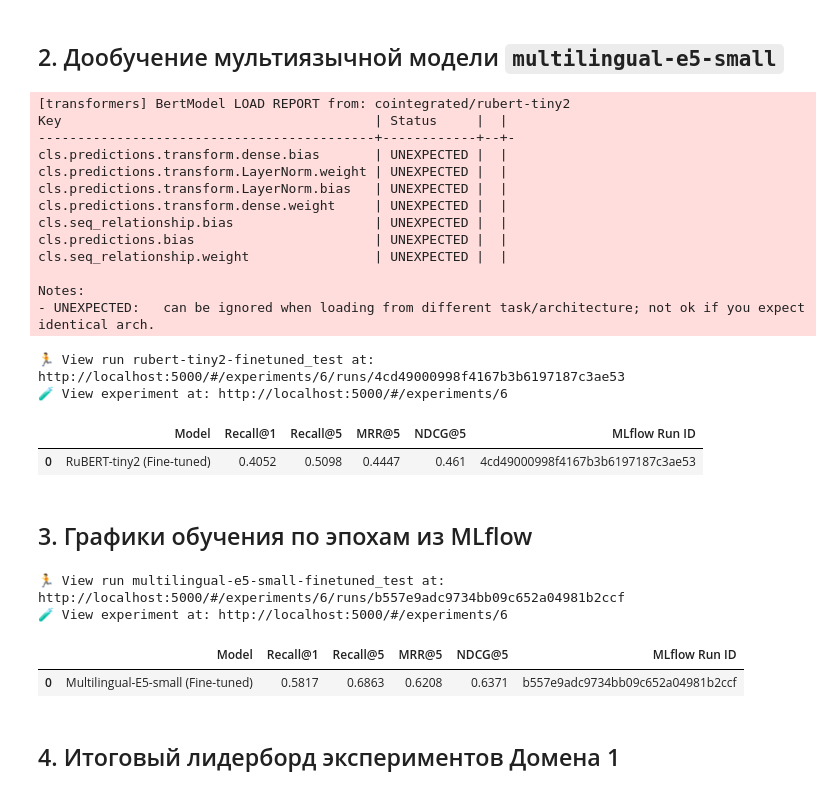
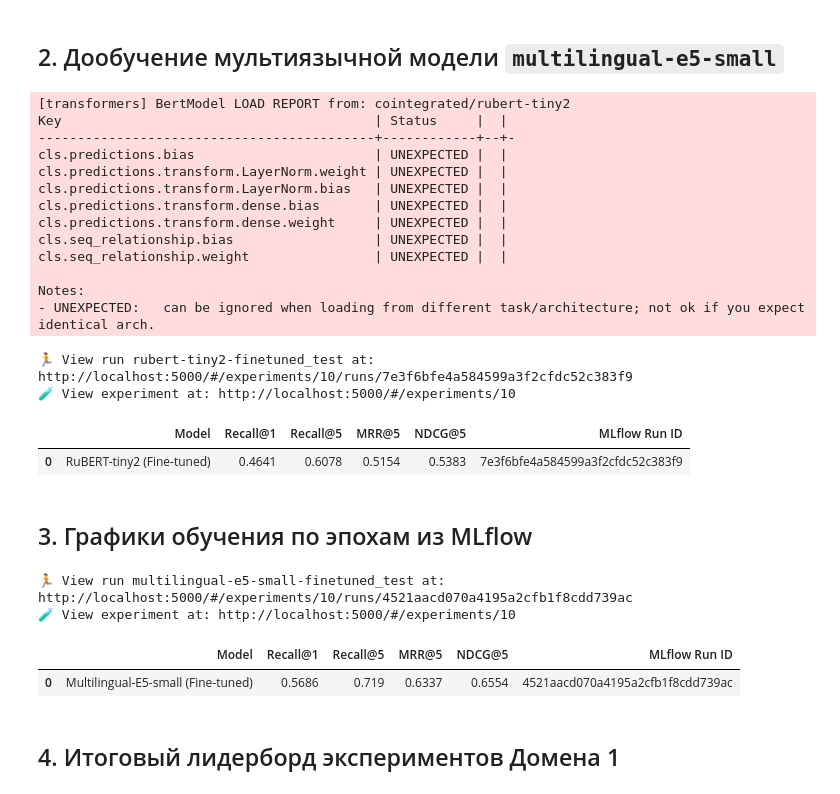
Before and after one commit to alexo375/meme-organizer, a Jupyter notebook: notebooks/02_contrastive_finetuning.ipynb, the cells around one changed output. Saved outputs shown, nothing was run; the diff lists cells and outputs as text; code cells hidden in the pictures.

```diff
--- a/notebooks/02_contrastive_finetuning.ipynb
+++ b/notebooks/02_contrastive_finetuning.ipynb
@@ -45,7 +45,8 @@ pipeline = RetrievalPipeline()
 rubert_ft = FineTunedDenseRetriever(
     model_name="rubert-tiny2-finetuned",
     base_model_id="cointegrated/rubert-tiny2",
-    epochs=4,
+    epochs=50,
+    patience=10,
     lr=2e-4,
     lora_r=8,
 )
@@ -56,38 +57,38 @@ metrics_rubert_ft, run_id_rubert_ft = pipeline.run(
     split_path=SPLIT_PATH,
     split_name="test",
     train_mode=True,
 )
 
 pd.DataFrame(
     [
         {
             "Model": "RuBERT-tiny2 (Fine-tuned)",
             "Recall@1": metrics_rubert_ft.recall_at_1,
             "Recall@5": metrics_rubert_ft.recall_at_5,
             "MRR@5": metrics_rubert_ft.mrr_at_5,
             "NDCG@5": metrics_rubert_ft.ndcg_at_5,
             "MLflow Run ID": run_id_rubert_ft,
         }
     ]
 )
 # %% [output]
 [transformers] BertModel LOAD REPORT from: cointegrated/rubert-tiny2
 Key                                        | Status     |  |
 -------------------------------------------+------------+--+-
-cls.predictions.transform.dense.bias       | UNEXPECTED |  |
+cls.predictions.bias                       | UNEXPECTED |  |
 cls.predictions.transform.LayerNorm.weight | UNEXPECTED |  |
 cls.predictions.transform.LayerNorm.bias   | UNEXPECTED |  |
+cls.predictions.transform.dense.bias       | UNEXPECTED |  |
 cls.predictions.transform.dense.weight     | UNEXPECTED |  |
 cls.seq_relationship.bias                  | UNEXPECTED |  |
-cls.predictions.bias                       | UNEXPECTED |  |
 cls.seq_relationship.weight                | UNEXPECTED |  |
 
 Notes:
 - UNEXPECTED:   can be ignored when loading from different task/architecture; not ok if you expect identical arch.
-🏃 View run rubert-tiny2-finetuned_test at: http://localhost:5000/#/experiments/6/runs/4cd49000998f4167b3b6197187c3ae53
-🧪 View experiment at: http://localhost:5000/#/experiments/6
+🏃 View run rubert-tiny2-finetuned_test at: http://localhost:5000/#/experiments/10/runs/7e3f6bfe4a584599a3f2cfdc52c383f9
+🧪 View experiment at: http://localhost:5000/#/experiments/10
 |  | Model | Recall@1 | Recall@5 | MRR@5 | NDCG@5 | MLflow Run ID |
-| 0 | RuBERT-tiny2 (Fine-tuned) | 0.4052 | 0.5098 | 0.4447 | 0.461 | 4cd49000998f4167b3b6197187c3ae53 |
+| 0 | RuBERT-tiny2 (Fine-tuned) | 0.4641 | 0.6078 | 0.5154 | 0.5383 | 7e3f6bfe4a584599a3f2cfdc52c383f9 |
 # %% [markdown]
 ## 3. Графики обучения по эпохам из MLflow
 # %%
@@ -96,7 +97,8 @@ e5_ft = FineTunedDenseRetriever(
     base_model_id="intfloat/multilingual-e5-small",
     query_prefix="query: ",
     passage_prefix="passage: ",
-    epochs=4,
+    epochs=50,
+    patience=10,
     lr=1e-4,
     lora_r=16,
 )
@@ -122,10 +124,10 @@ pd.DataFrame(
     ]
 )
 # %% [output]
-🏃 View run multilingual-e5-small-finetuned_test at: http://localhost:5000/#/experiments/6/runs/b557e9adc9734bb09c652a04981b2ccf
-🧪 View experiment at: http://localhost:5000/#/experiments/6
+🏃 View run multilingual-e5-small-finetuned_test at: http://localhost:5000/#/experiments/10/runs/4521aacd070a4195a2cfb1f8cdd739ac
+🧪 View experiment at: http://localhost:5000/#/experiments/10
 |  | Model | Recall@1 | Recall@5 | MRR@5 | NDCG@5 | MLflow Run ID |
-| 0 | Multilingual-E5-small (Fine-tuned) | 0.5817 | 0.6863 | 0.6208 | 0.6371 | b557e9adc9734bb09c652a04981b2ccf |
+| 0 | Multilingual-E5-small (Fine-tuned) | 0.5686 | 0.719 | 0.6337 | 0.6554 | 4521aacd070a4195a2cfb1f8cdd739ac |
 # %% [markdown]
 ## 4. Итоговый лидерборд экспериментов Домена 1
 # %%
```
Also changed, not shown: parts of 2 cells of this notebook, 18 other files.
